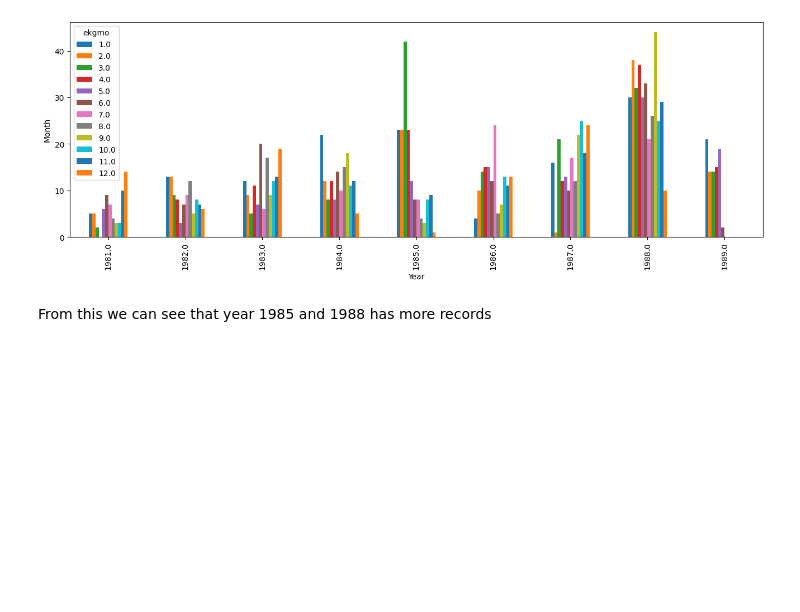
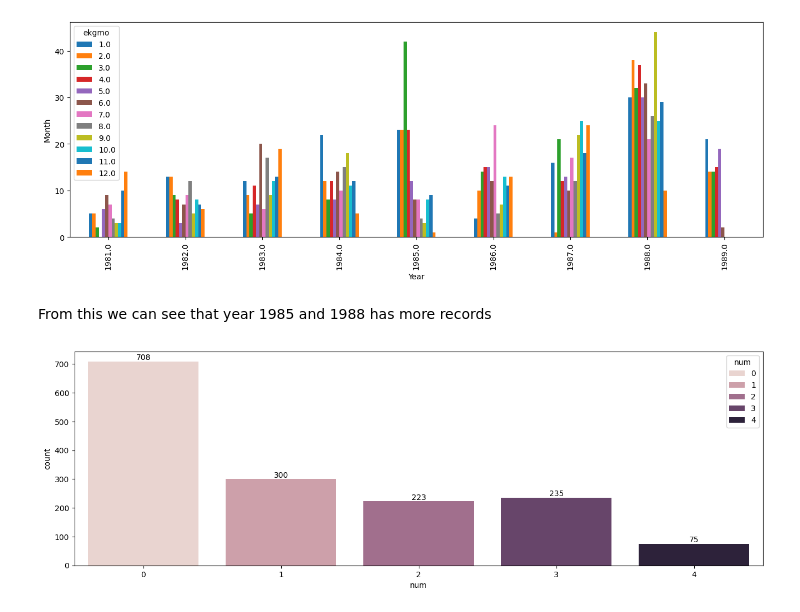
Before and after one commit to Abhi-pacific/heart-disease-prediction-project, a Jupyter notebook: Heart_disease_prediction.ipynb, the cells around one changed output. Saved outputs shown, nothing was run; the diff lists cells and outputs as text; code cells hidden in the pictures; blank space fills up the shorter version.

Commit message:
graphs added

```diff
--- a/Heart_disease_prediction.ipynb
+++ b/Heart_disease_prediction.ipynb
@@ -309,3 +310,15 @@ Text(0, 0.5, 'Month')
 [figure]
 # %% [markdown]
 From this we can see that year 1985 and 1988 has more records
+# %%
+# plotting the result target variable.
+temp_df = df_full.num.value_counts().reset_index()
+temp_df.columns = ['num','count']
+fig,ax = plt.subplots(figsize=(16,5))
+ax = sns.barplot(temp_df,x='num',y='count',hue='num')
+
+# adding the labels in the chart
+for _ in ax.containers:
+  ax.bar_label(_,fontsize=10)
+# %% [output]
+[figure, added]
```
Also changed, not shown: parts of 3 cells of this notebook.
